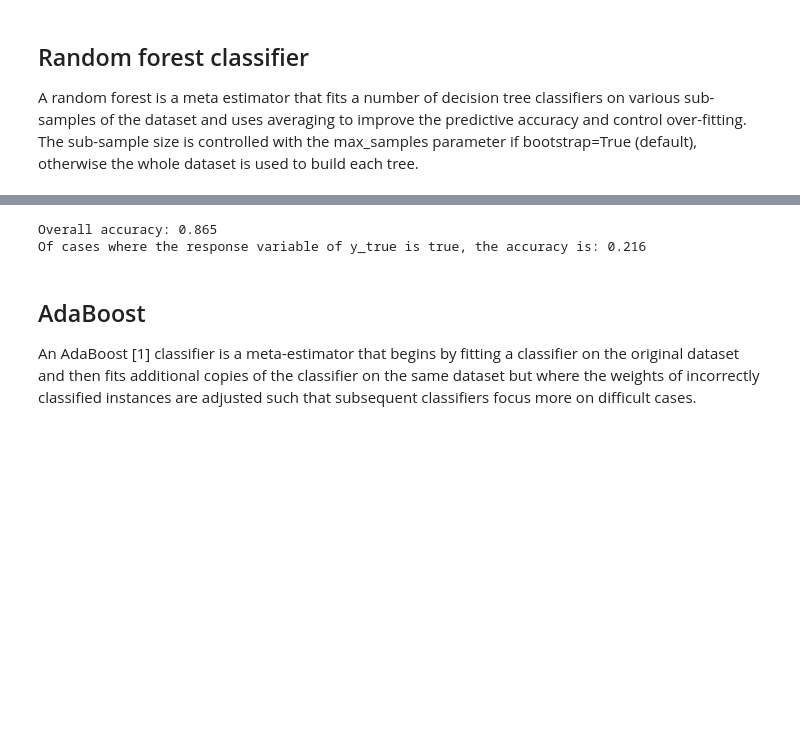
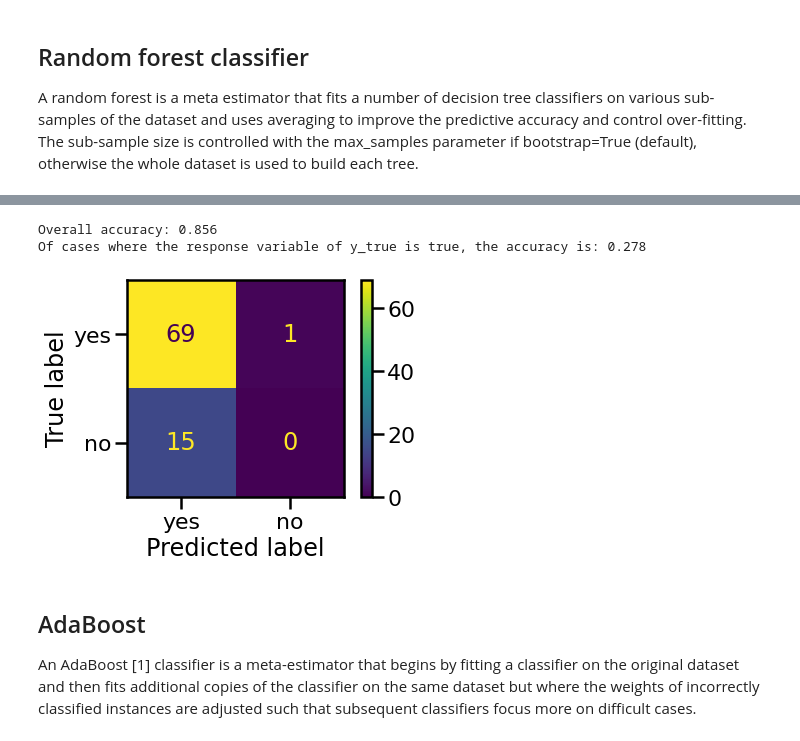
Before and after one commit to johndoe133/computational_tools_case_2, a Jupyter notebook: notebook.ipynb, the cells around one changed output, grey strips where cells are left out. Drawn from its saved outputs; the diff is of its cells as text; code cells hidden in the pictures; blank space fills up the shorter version.

Commit message:
models

```diff
--- a/notebook.ipynb
+++ b/notebook.ipynb
@@ -263,7 +340,7 @@ def true_percentage(y_true, y_pred):
 # %%
 K = 20 # number of folds in cross validation
 kf = KFold(n_splits = K, shuffle = True, random_state = 42)
-decisiontree = cv_grid.best_estimator_
+decisiontree = decisiontree_model
 training_error = []
 test_error = []
 training_error_of_trues = []
@@ -311,7 +395,9 @@ best estimator: BaggingClassifier(base_estimator=DecisionTreeClassifier(), n_est
 # %%
+X = np.array(dropped_filled_mode)
+y = data['DECEASED'].ravel()
+
 K = 20 # number of folds in cross validation
 kf = KFold(n_splits = K, shuffle = True, random_state = 42)
-bagging_classifier = bagging_grid.best_estimator_
 training_error = []
 test_error = []
 training_error_of_trues = []
@@ -370,11 +481,15 @@ RandomForestClassifier(max_depth=8, n_estimators=10, oob_score=True,
 # %%
+X = np.array(dropped_filled_mode)
+y = data['DECEASED'].ravel()
+
 K = 20 # number of folds in cross validation
 kf = KFold(n_splits = K, shuffle = True, random_state = 42)
-rfc = rf_grid.best_estimator_
 training_error = []
 test_error = []
 training_error_of_trues = []
 test_error_of_trues  = []
+
+X = pc[:, :7] # PCA
 
 for i, (train_index, test_index) in enumerate(kf.split(X)):
     # Split into train and testing data
@@ -383,11 +498,12 @@ for i, (train_index, test_index) in enumerate(kf.split(X)):
     X_test = X[test_index]
     y_test = y[test_index]
 
-    rfc.fit(X_train, y_train)
+    rf_classifier.fit(X_train, y_train)
 
-    y_pred = rfc.predict(X_test)
+    y_pred = rf_classifier.predict(X_test)
 
     test_error += [accuracy_score(y_test, y_pred)]
+
     test_error_of_trues += [true_percentage(y_test, y_pred)]
 
 test_error = np.array(test_error)
@@ -396,8 +512,15 @@ test_error_of_trues = np.array(test_error_of_trues)
 print(f"Overall accuracy: {test_error.mean():0.3f}")
 print(f"Of cases where the response variable of y_true is true, the accuracy is: {test_error_of_trues.mean():0.3f}")
 # %% [output]
-Overall accuracy: 0.865
-Of cases where the response variable of y_true is true, the accuracy is: 0.216
+Overall accuracy: 0.856
+Of cases where the response variable of y_true is true, the accuracy is: 0.278
+# %%
+from sklearn.metrics import confusion_matrix, ConfusionMatrixDisplay
+cm = confusion_matrix(y_test, y_pred, labels=[0,1])
+disp = ConfusionMatrixDisplay(confusion_matrix=cm, display_labels=['yes','no'])
+disp.plot();
+# %% [output]
+[figure, added]
 # %% [markdown]
 ## AdaBoost
 
```
Also changed, not shown: parts of 28 cells of this notebook, 5 other files.
